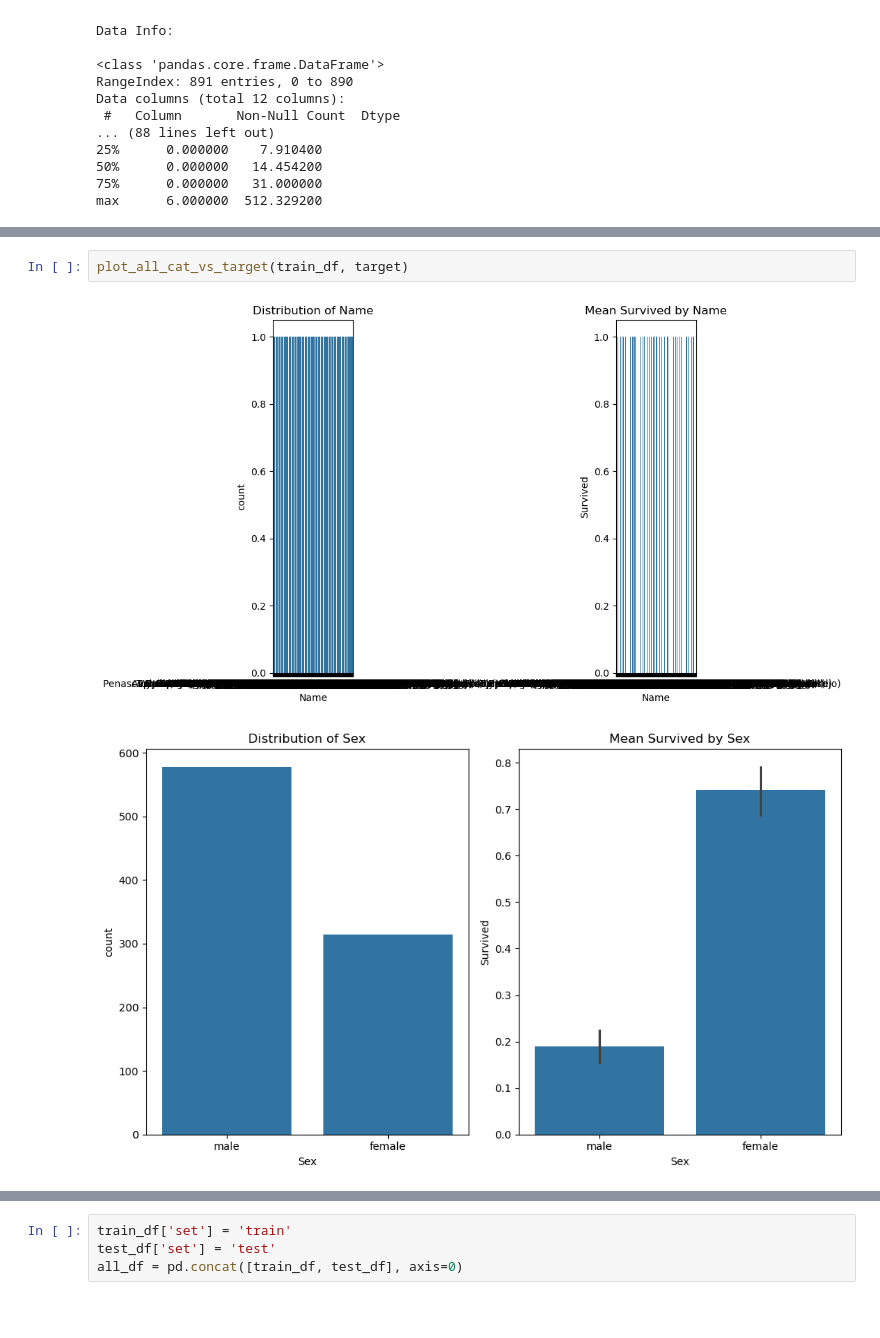
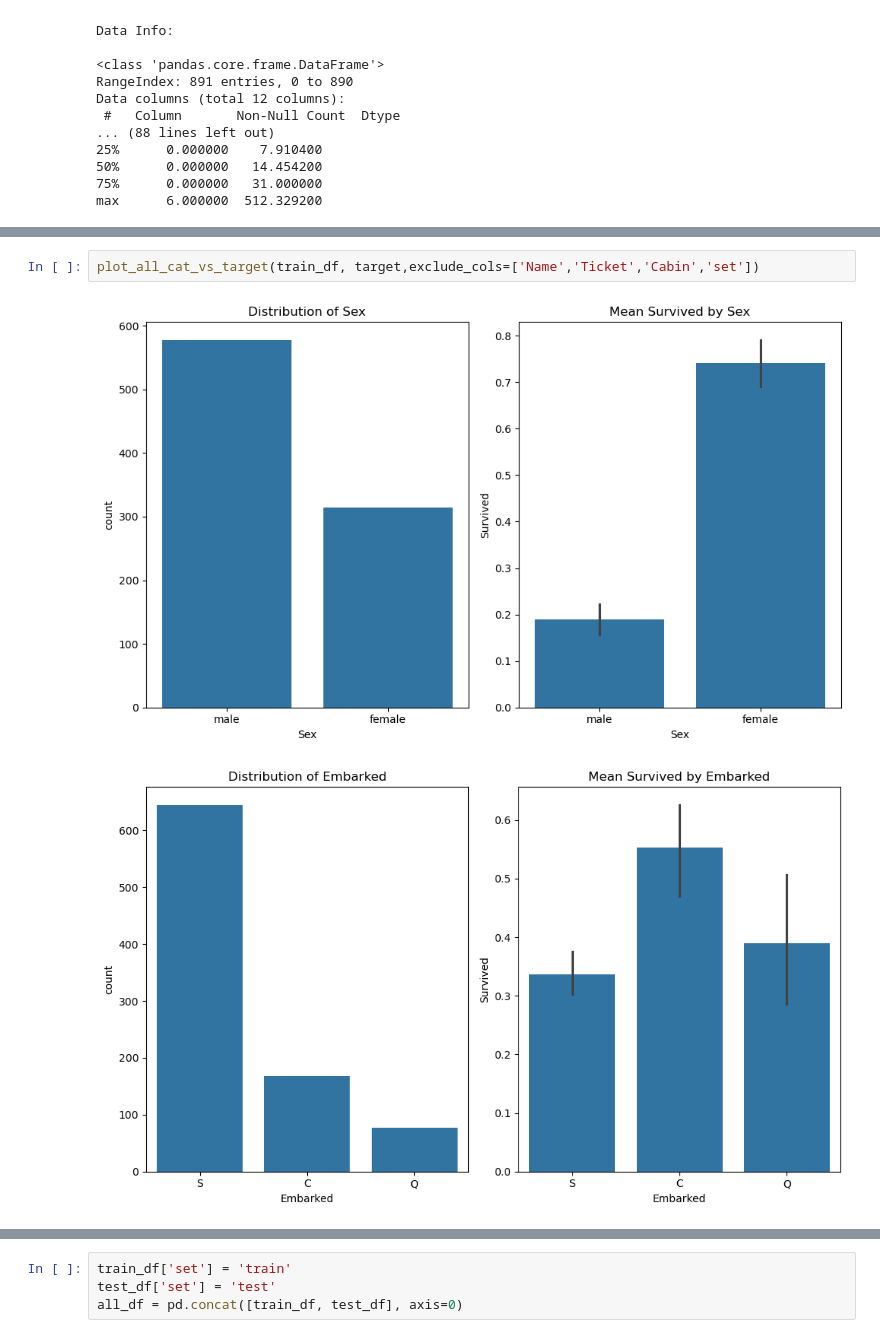
Before and after one commit to MilesQLi/Miles_Data_Science_Collection, a Jupyter notebook: TitanicSurvival/main.ipynb, the cells around one changed output, grey strips where cells are left out. Cells and saved outputs as stored; diff of their text form; blank space fills up the shorter version.

```diff
--- a/TitanicSurvival/main.ipynb
+++ b/TitanicSurvival/main.ipynb
@@ -76,5 +78,5 @@ plot_all_num_vs_target(train_df, target)
 # %%
-plot_all_cat_vs_target(train_df, target)
+plot_all_cat_vs_target(train_df, target,exclude_cols=['Name','Ticket','Cabin','set'])
 # %% [output]
-[figure, old version]
+[figure, new version]
-[figure, old version]
+[figure, new version]
```
Also changed, not shown: parts of 15 cells of this notebook, 5 other files.
